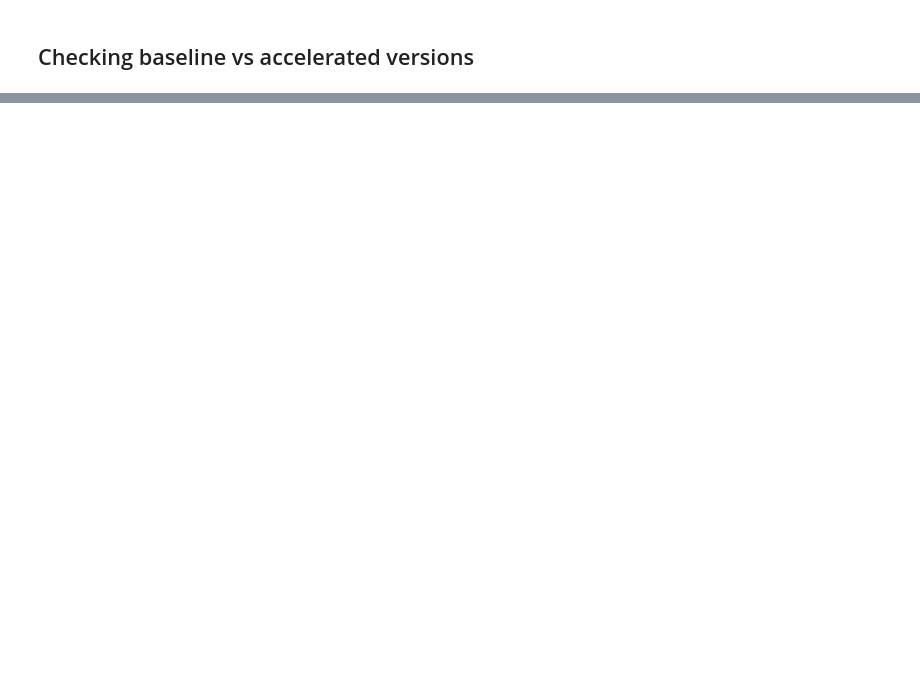
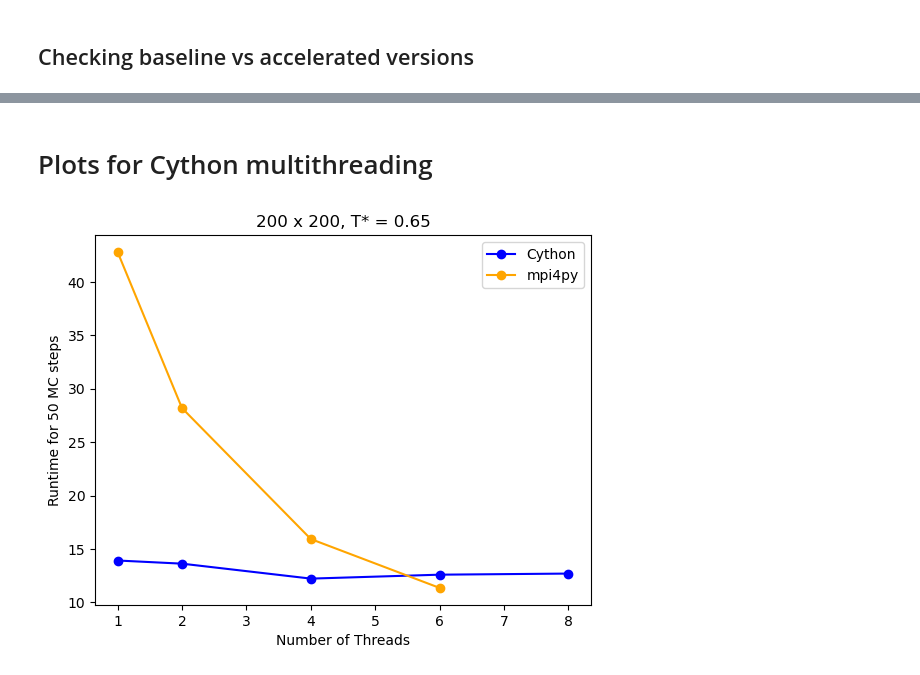
Before and after one commit to summerz04/LebwohlLasher, a Jupyter notebook: LebwohlLasher_Plotting.ipynb, the cells around one changed output, grey strips where cells are left out. Cells and saved outputs as stored; diff of their text form; code cells hidden in the pictures; blank space fills up the shorter version.

```diff
--- a/LebwohlLasher_Plotting.ipynb
+++ b/LebwohlLasher_Plotting.ipynb
@@ -305,0 +315,41 @@ plt.show()
+# %% [markdown]
+# Plots for Cython multithreading
+# %%
+#  scaling times by no. of threads in Cython + OpenMP
+cfiles = ['timings\\thread_scalings\\c_thread_1.txt',
+          'timings\\thread_scalings\\c_thread_2.txt',
+          'timings\\thread_scalings\\c_thread_4.txt',
+          'timings\\thread_scalings\\c_thread_6.txt',
+          'timings\\thread_scalings\\c_thread_8.txt']
+
+c_thread_timings = []
+for f in cfiles:
+    L, t = extract_size_and_time(f)
+    c_thread_timings.append(t)
+
+# plotting scaling times by no. of threads using mpi4py
+mpi_files = ['timings\\thread_scalings\\mpi_1_200.txt',
+          'timings\\thread_scalings\\mpi_2_200.txt',
+          'timings\\thread_scalings\\mpi_4_200.txt',
+          'timings\\thread_scalings\\mpi_6_200.txt']
+
+mpi_timings = []
+for f in mpi_files:
+    L, t = extract_size_and_time(f)
+    mpi_timings.append(t)
+
+fig, ax = plt.subplots()
+
+ax.plot([1,2,4,6,8], c_thread_timings, color='blue',
+        marker = 'o', label='Cython')
+ax.plot([1,2,4,6], mpi_timings, color='orange',
+        marker = 'o', label='mpi4py')
+
+
+ax.set_xlabel('Number of Threads')
+ax.set_ylabel('Runtime for 50 MC steps')
+ax.set_title('200 x 200, T* = 0.65')
+ax.legend()
+plt.show()
+# %% [output]
+[figure, added]
```
Also changed, not shown: parts of 9 cells of this notebook.
